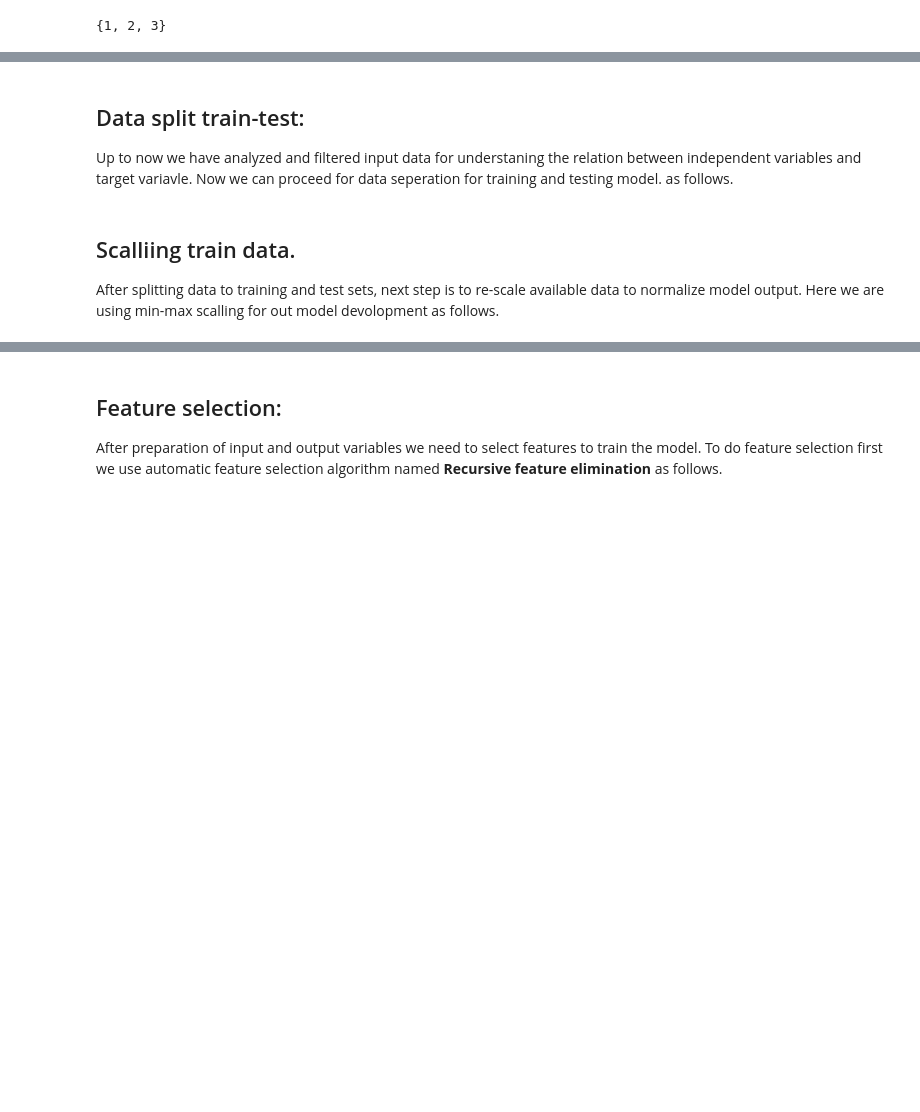
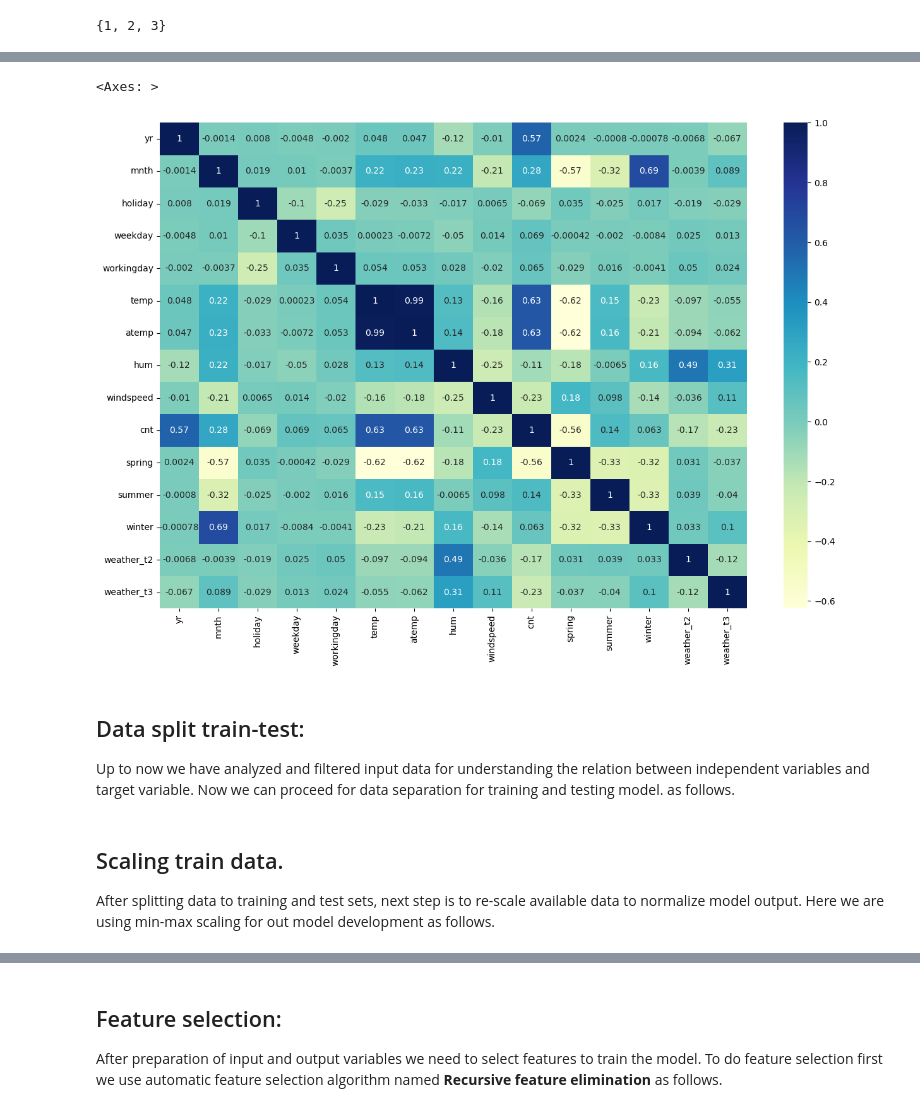
Before and after one commit to bhanu481/BoomBikes-Bikesharing, a Jupyter notebook: BoomBikes-BikeSharing.ipynb, the cells around one changed output, grey strips where cells are left out. Cells and saved outputs as stored; diff of their text form; code cells hidden in the pictures; blank space fills up the shorter version.

Commit message:
Updated model

```diff
--- a/BoomBikes-BikeSharing.ipynb
+++ b/BoomBikes-BikeSharing.ipynb
@@ -371,14 +351,19 @@ plt.show()
 # %%
 plt.figure(figsize=(15, 10))
-sns.heatmap(df_sharing[['cnt','dpt','temp','atemp', 'hum','windspeed','spring','summer','winter','yr','mnth', 'holiday','weekday', 'workingday' ]].corr(), annot = True, cmap="YlGnBu")
+column_names = df_sharing.columns
+corr_coeaf = df_sharing[column_names].corr()
+sns.heatmap(corr_coeaf, annot = True, cmap="YlGnBu")
+# %% [output]
+<Axes: >
+[figure, added]
 # %% [markdown]
 ## Data split train-test:
-Up to now we have analyzed and filtered input data for understaning the relation between independent variables and target variavle. Now we can proceed for data seperation for training and testing model. as follows.
+Up to now we have analyzed and filtered input data for understanding the relation between independent variables and target variable. Now we can proceed for data separation for training and testing model. as follows.
 # %%
 np.random.seed(0)
 df_train, df_test = train_test_split(df_sharing, train_size = 0.7, test_size = 0.3, random_state = 100)
 # %% [markdown]
-## Scalliing train data.
-After splitting data to training and test sets, next step is to re-scale available data to normalize model output. Here we are using min-max scalling for out model devolopment as follows.
+## Scaling train data.
+After splitting data to training and test sets, next step is to re-scale available data to normalize model output. Here we are using min-max scaling for out model development as follows.
 # %%
 df_sharing.columns
```
Also changed, not shown: parts of 93 cells of this notebook.
